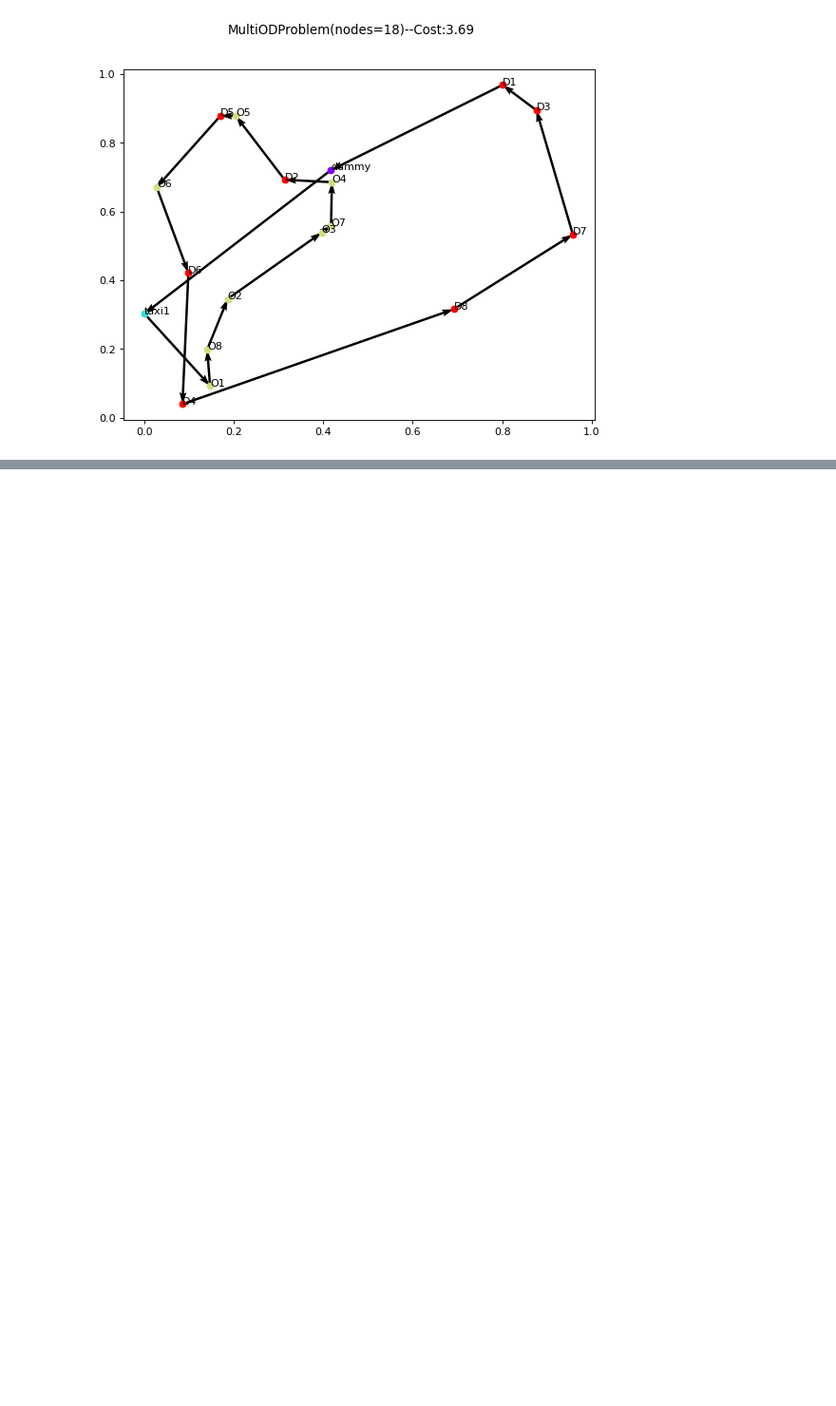
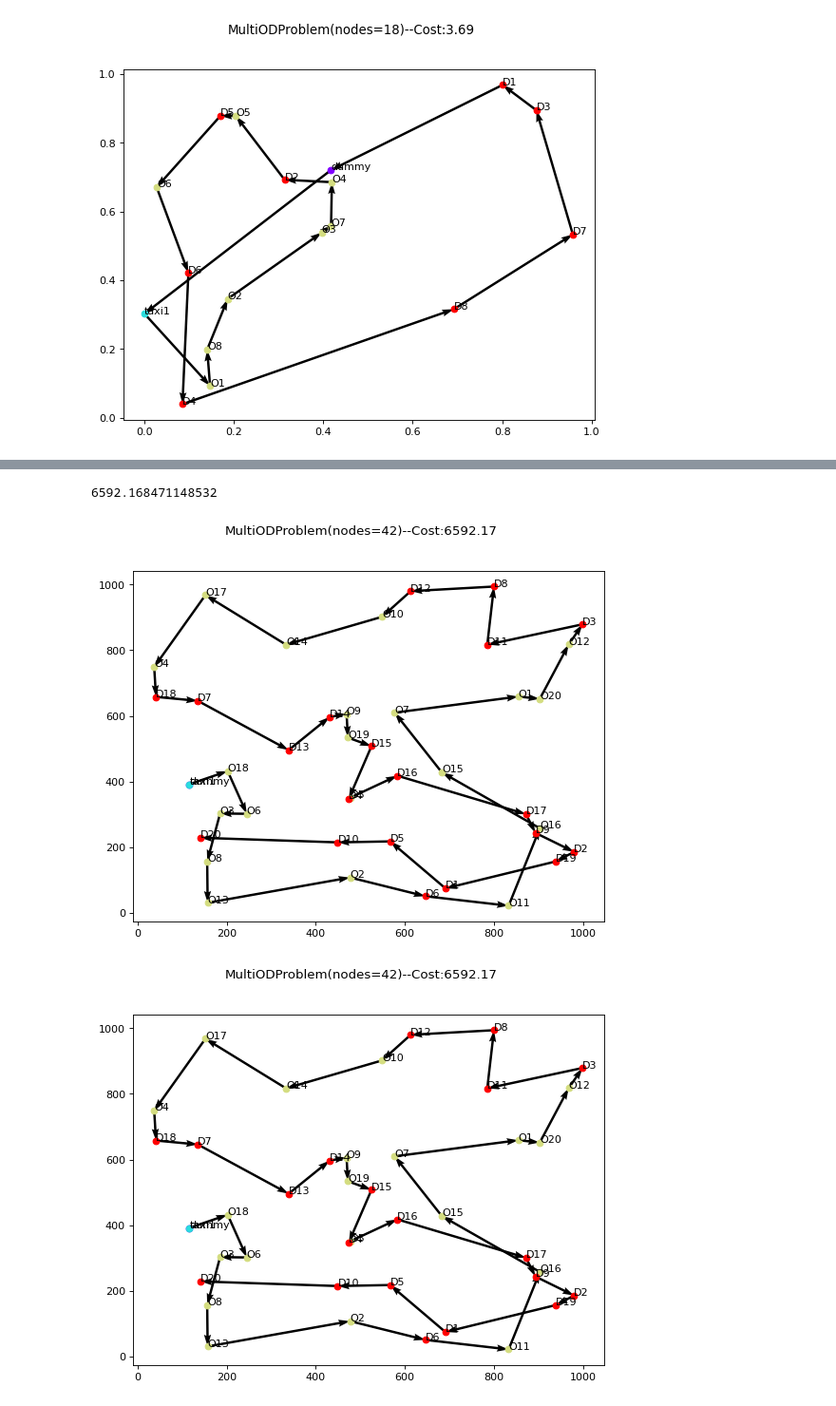
Before and after one commit to bwfbowen/L2T, a Jupyter notebook: test.ipynb, the cells around one changed output, grey strips where cells are left out. Shown: that part at 95% size. Drawn from its saved outputs; the diff is of its cells as text; code cells hidden in the pictures; blank space fills up the shorter version.

```diff
--- a/test.ipynb
+++ b/test.ipynb
@@ -40,0 +70,2 @@ fig = display_result(p, s)
+# %%
+tour = get_lkh3_tour(os.path.join(lkh3_dir, res))
@@ -40,0 +75,12 @@ fig = display_result(p, s)
+# %%
+instance_name = 'random-020-32388.tsp'
+instance = f'/home/fangbowen/LAHR/data/tsppdlib/instances/random-uniform/{instance_name}'
+locations = read_instance_data(instance)
+# %%
+problem = MultiODProblem(locations=locations, ignore_to_dummy_cost=False)
+# %%
+sol = MultiODSolution([tour], problem)
+# %%
+problem.calc_cost(sol)
+# %% [output]
+6592.168471148532
@@ -40,0 +89,5 @@ fig = display_result(p, s)
+# %%
+display_result(problem, sol)
+# %% [output]
+[figure, added]
+[figure, added]
```
Also changed, not shown: parts of 6 cells of this notebook, 8 other files.
